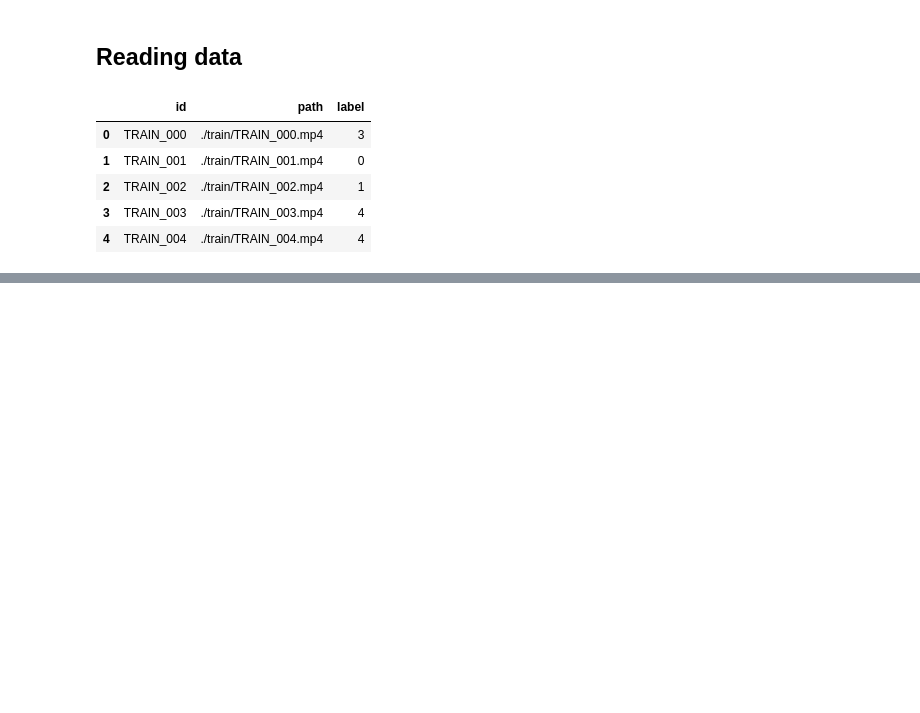
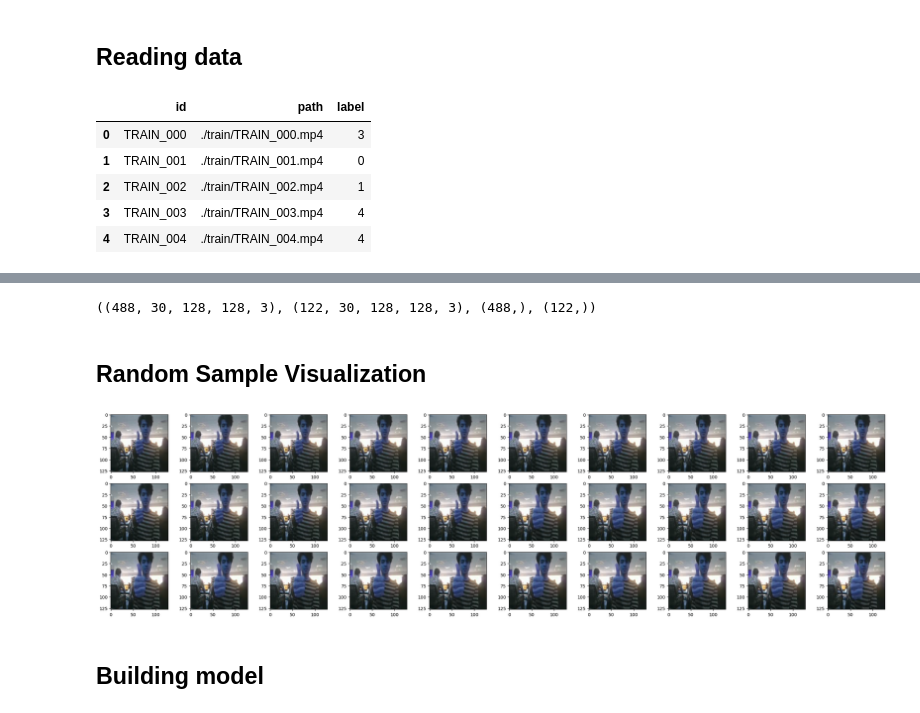
Before and after one commit to SangHui48/dacon_hand_gesture_detect_modeling, a Jupyter notebook: modeling1.ipynb, the cells around one changed output, grey strips where cells are left out. Cells and saved outputs as stored; diff of their text form; code cells hidden in the pictures; blank space fills up the shorter version.

Commit message:
1/25
training을 어떻게 시키지??

```diff
--- a/modeling1.ipynb
+++ b/modeling1.ipynb
@@ -32,0 +48,3 @@ train_df.head()
+# %%
+content = np.array(content)
+y = np.array(y)
@@ -47,10 +69,25 @@ def read_frames(root_folder, arr, each_nth=10):
               success,image=vcap.read()
               cnt+=1
               if cnt%each_nth==0:
-                image=resize(image,(128,192))
+                image=resize(image,(128,128))
                 frames.append(image)
             except Exception as e:
                 print(e)
         videos.append(frames)
 
     return videos
+# %%
+def select_frames(frames_arr , n=10):
+    videos=[]
+    for i in range(len(frames_arr)):
+        frames=[]
+        for t in np.linspace(0, len(frames_arr[i])-1, num=n):
+            frames.append(frames_arr[i][int(t)])
+        videos.append(frames)
+
+    videos = np.array(videos)
+    print(videos.shape)
+    return videos
+# %%
+X_frames = read_frames('./data/train/', content)
+X_frames = select_frames(X_frames, 30)
@@ -56,0 +103,17 @@ def read_frames(root_folder, arr, each_nth=10):
+# %%
+xtr.shape, xte.shape, ytr.shape, yte.shape
+# %% [output]
+((488, 30, 128, 128, 3), (122, 30, 128, 128, 3), (488,), (122,))
+# %% [markdown]
+## Random Sample Visualization
+# %%
+flg = plt.figure(figsize=(32, 8))
+random_video_index = np.random.randint(0, len(X_frames))
+
+for i, image in enumerate(X_frames[random_video_index]):
+    ax = plt.subplot(3, 10, i+1)
+    imshow(image)
+# %% [output]
+[figure, added]
+# %% [markdown]
+## Building model
```
Also changed, not shown: parts of 12 cells of this notebook.
